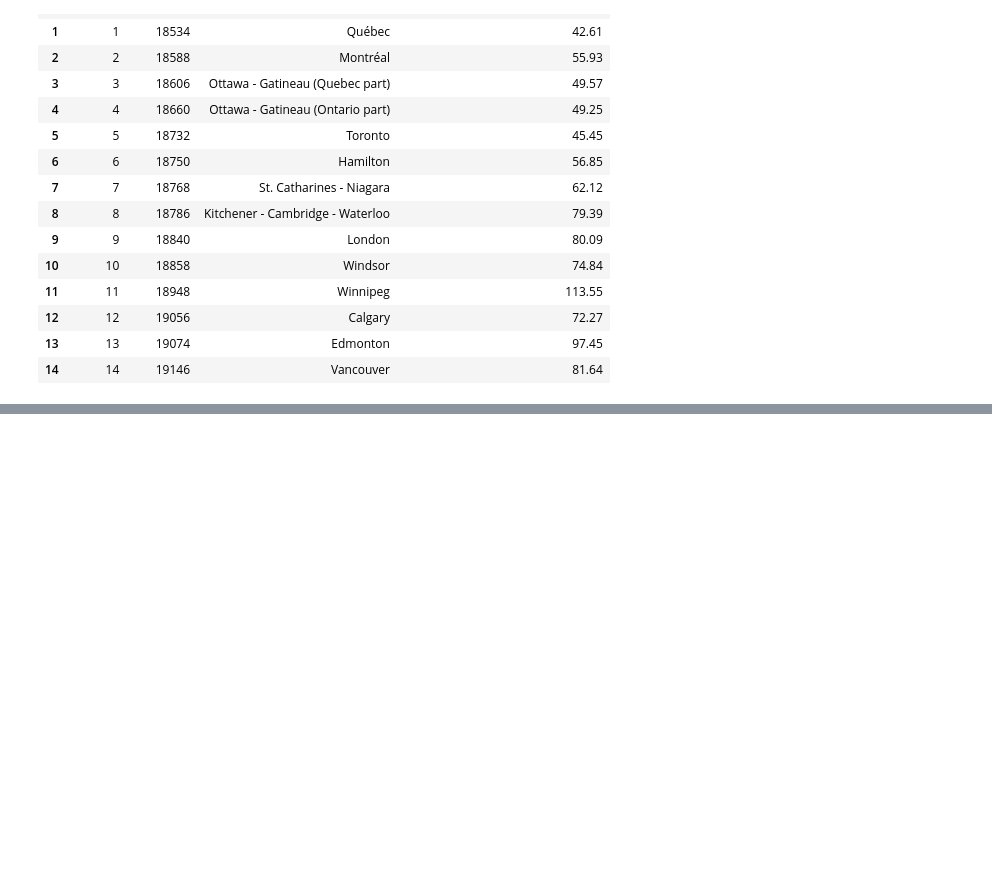
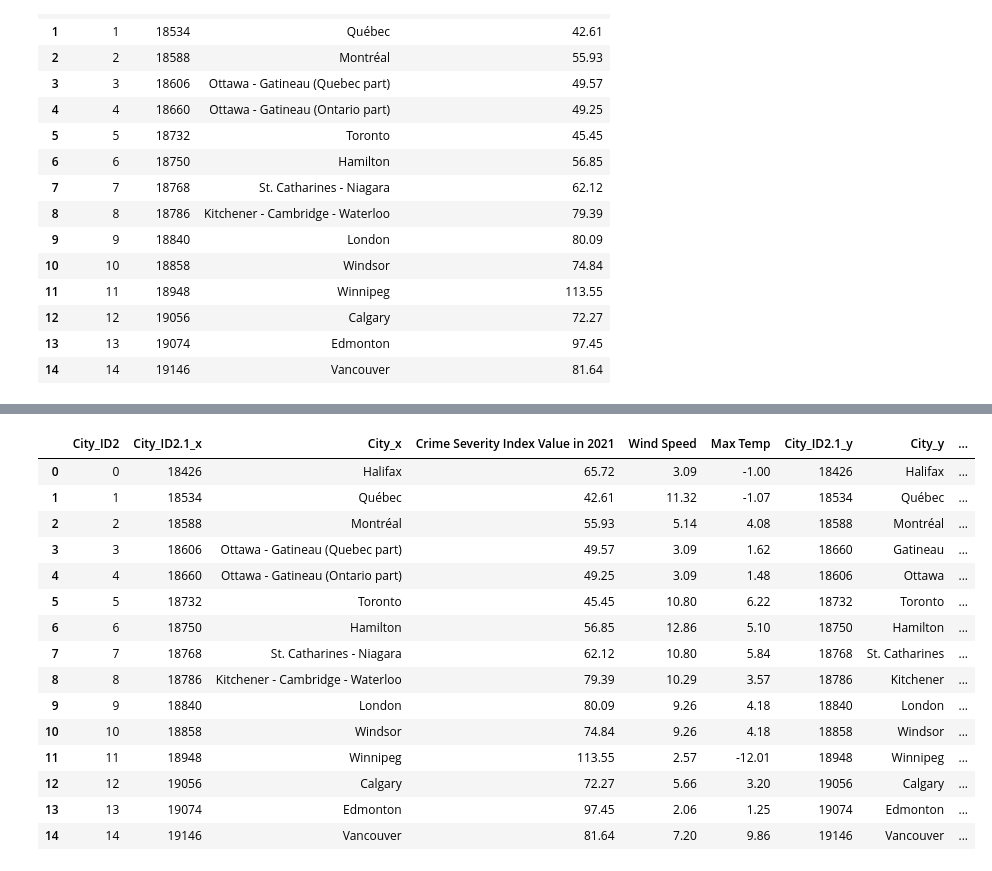
Before and after one commit to detmanski/Overview_Canada_Analysis, a Jupyter notebook: Merged.ipynb, the cells around one changed output, grey strips where cells are left out. Saved outputs shown, nothing was run; the diff lists cells and outputs as text; code cells hidden in the pictures; blank space fills up the shorter version.

```diff
--- a/Merged.ipynb
+++ b/Merged.ipynb
@@ -43,4 +49,4 @@ weather_df
 # %%
-income_df = pd.read_csv('Output/income_data.csv')
+income_df = pd.read_csv('Output/income_data.csv', encoding='UTF-8')
 income_df
 # %% [output]
@@ -47,0 +69,3 @@ FileNotFoundError: [Errno 2] No such file or directory: 'Output/income_data.csv'
+# %%
+income_df1 = income_df.rename(columns={"City": "GEO"})
+income_df1
@@ -68,3 +109,20 @@ merged_df1
 # %%
-merged_df2 = merged_df1.merge(income_df, on='City_ID2', how='inner')
-merged_df1
+merged_df2 = merged_df1.merge(income_df1, left_index=True, right_index=True)
+merged_df2
+# %% [output]
+|  | City_ID2 | City_ID2.1_x | City_x | Crime Severity Index Value in 2021 | Wind Speed | Max Temp | City_ID2.1_y | City_y | ... |
+| 0 | 0 | 18426 | Halifax | 65.72 | 3.09 | -1.00 | 18426 | Halifax | ... |
+| 1 | 1 | 18534 | Québec | 42.61 | 11.32 | -1.07 | 18534 | Québec | ... |
+| 2 | 2 | 18588 | Montréal | 55.93 | 5.14 | 4.08 | 18588 | Montréal | ... |
+| 3 | 3 | 18606 | Ottawa - Gatineau (Quebec part) | 49.57 | 3.09 | 1.62 | 18660 | Gatineau | ... |
+| 4 | 4 | 18660 | Ottawa - Gatineau (Ontario part) | 49.25 | 3.09 | 1.48 | 18606 | Ottawa | ... |
+| 5 | 5 | 18732 | Toronto | 45.45 | 10.80 | 6.22 | 18732 | Toronto | ... |
+| 6 | 6 | 18750 | Hamilton | 56.85 | 12.86 | 5.10 | 18750 | Hamilton | ... |
+| 7 | 7 | 18768 | St. Catharines - Niagara | 62.12 | 10.80 | 5.84 | 18768 | St. Catharines | ... |
+| 8 | 8 | 18786 | Kitchener - Cambridge - Waterloo | 79.39 | 10.29 | 3.57 | 18786 | Kitchener | ... |
+| 9 | 9 | 18840 | London | 80.09 | 9.26 | 4.18 | 18840 | London | ... |
+| 10 | 10 | 18858 | Windsor | 74.84 | 9.26 | 4.18 | 18858 | Windsor | ... |
+| 11 | 11 | 18948 | Winnipeg | 113.55 | 2.57 | -12.01 | 18948 | Winnipeg | ... |
+| 12 | 12 | 19056 | Calgary | 72.27 | 5.66 | 3.20 | 19056 | Calgary | ... |
+| 13 | 13 | 19074 | Edmonton | 97.45 | 2.06 | 1.25 | 19074 | Edmonton | ... |
+| 14 | 14 | 19146 | Vancouver | 81.64 | 7.20 | 9.86 | 19146 | Vancouver | ... |
```
Also changed, not shown: parts of 9 cells of this notebook, 4 other files.
